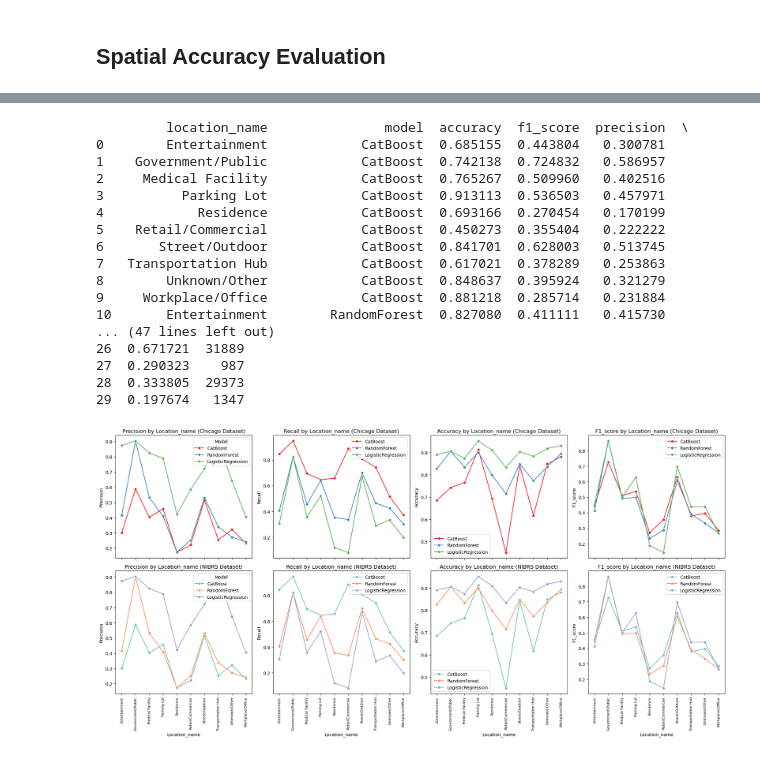
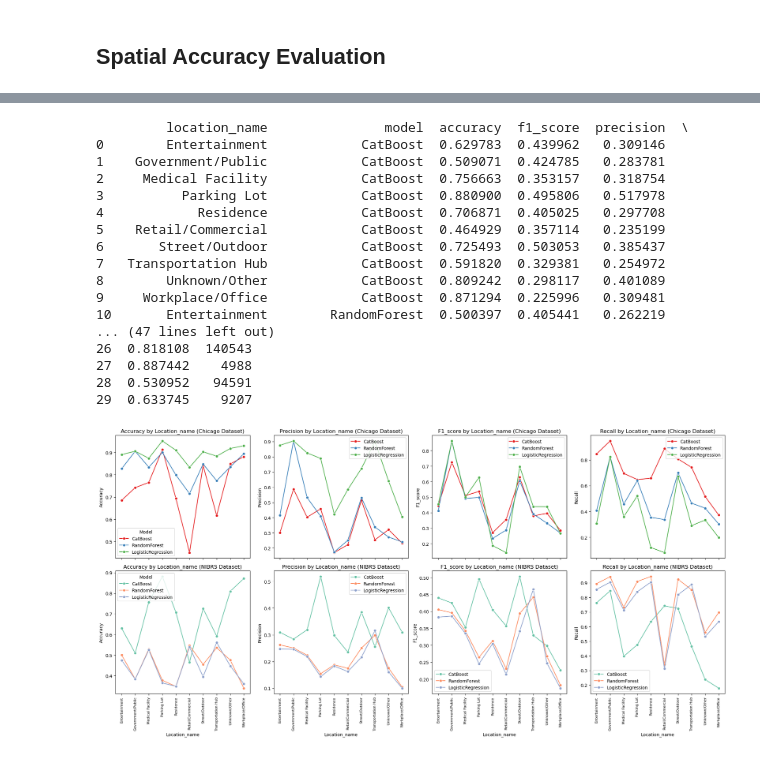
Before and after one commit to Ray7788/NIBRS-Crime-Prediction, a Jupyter notebook: Evaluation/4_Genralization_Biasanalysis.ipynb, the cells around one changed output, grey strips where cells are left out. Cells and saved outputs as stored; diff of their text form; code cells hidden in the pictures.

Commit message:
fix bug of spatial accuracy

```diff
--- a/Evaluation/4_Genralization_Biasanalysis.ipynb
+++ b/Evaluation/4_Genralization_Biasanalysis.ipynb
@@ -706,7 +706,7 @@ print(spatial_perf_chicago)
 29  0.197674   1347
 # %%
 spatial_perf_nibrs = evaluate_temporal_performance(
-    df=chicago_predictions,
+    df=nibrs_predictions,
     group_col='location_name',
     y_true_col='y_true',
     model_cols=model_columns
@@ -714,30 +714,30 @@ spatial_perf_nibrs = evaluate_temporal_performance(
 print(spatial_perf_nibrs)
 # %% [output]
          location_name               model  accuracy  f1_score  precision  \
-0        Entertainment            CatBoost  0.685155  0.443804   0.300781
-1    Government/Public            CatBoost  0.742138  0.724832   0.586957
-2     Medical Facility            CatBoost  0.765267  0.509960   0.402516
-3          Parking Lot            CatBoost  0.913113  0.536503   0.457971
-4            Residence            CatBoost  0.693166  0.270454   0.170199
-5    Retail/Commercial            CatBoost  0.450273  0.355404   0.222222
-6       Street/Outdoor            CatBoost  0.841701  0.628003   0.513745
-7   Transportation Hub            CatBoost  0.617021  0.378289   0.253863
-8        Unknown/Other            CatBoost  0.848637  0.395924   0.321279
-9     Workplace/Office            CatBoost  0.881218  0.285714   0.231884
-10       Entertainment        RandomForest  0.827080  0.411111   0.415730
+0        Entertainment            CatBoost  0.629783  0.439962   0.309146
+1    Government/Public            CatBoost  0.509071  0.424785   0.283781
+2     Medical Facility            CatBoost  0.756663  0.353157   0.318754
+3          Parking Lot            CatBoost  0.880900  0.495806   0.517978
+4            Residence            CatBoost  0.706871  0.405025   0.297708
+5    Retail/Commercial            CatBoost  0.464929  0.357114   0.235199
+6       Street/Outdoor            CatBoost  0.725493  0.503053   0.385437
+7   Transportation Hub            CatBoost  0.591820  0.329381   0.254972
+8        Unknown/Other            CatBoost  0.809242  0.298117   0.401089
+9     Workplace/Office            CatBoost  0.871294  0.225996   0.309481
+10       Entertainment        RandomForest  0.500397  0.405441   0.262219
 ... (47 lines left out)
-26  0.671721  31889
-27  0.290323    987
-28  0.333805  29373
-29  0.197674   1347
+26  0.818108  140543
+27  0.887442    4988
+28  0.530952   94591
+29  0.633745    9207
 # %%
 plot_temporal_metrics_two_datasets(
     grouped_perf_list=[spatial_perf_chicago, spatial_perf_nibrs],
     group_col='location_name',
     dataset_names=['Chicago Dataset', 'NIBRS Dataset'],
-    metrics=['accuracy', 'f1_score', 'precision', 'recall'],
+    metrics=['precision', 'recall', 'accuracy', 'f1_score'],
     figsize=(20, 10),
     xtick_rotation=90
 )
 # %% [output]
-[figure, old version]
+[figure, new version]
```
Also changed, not shown: parts of 4 cells of this notebook.
